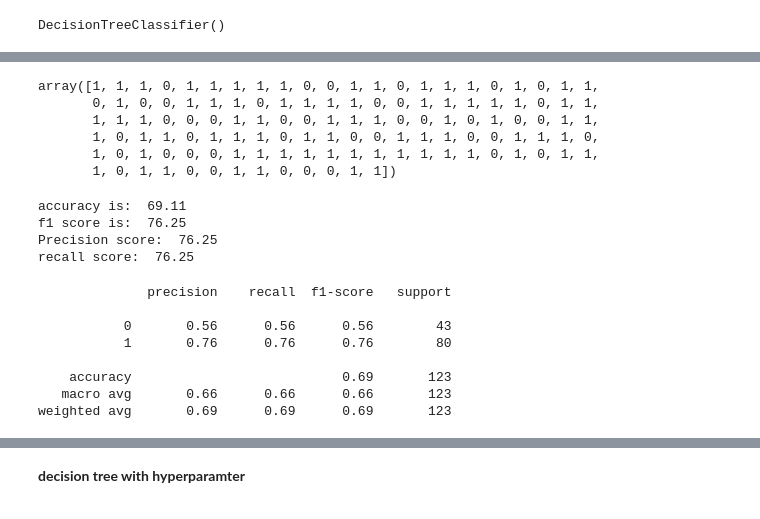
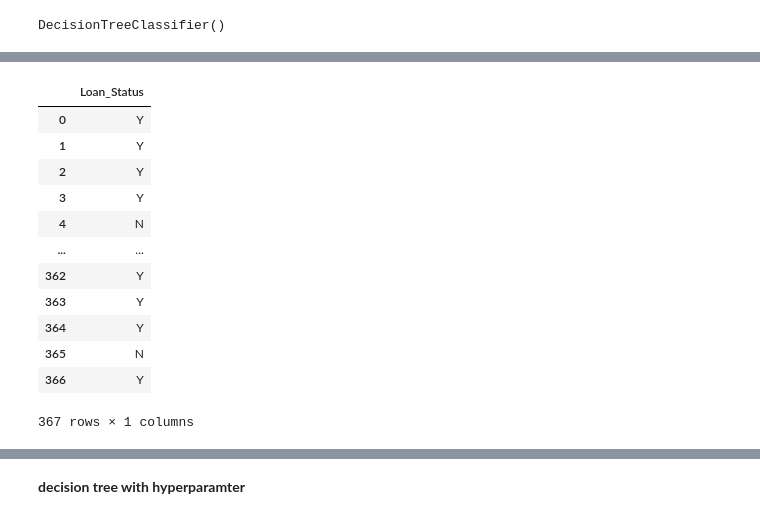
Before and after one commit to pankaj7322/Loan-Prediction, a Jupyter notebook: loan_prediction_new.ipynb, the cells around one changed output, grey strips where cells are left out. Saved outputs shown, nothing was run; the diff lists cells and outputs as text; code cells hidden in the pictures.

```diff
--- a/loan_prediction_new.ipynb
+++ b/loan_prediction_new.ipynb
@@ -416,8 +416,5 @@ df_train.to_csv('Preprocessed_data.csv')
 from sklearn.model_selection import train_test_split
 from sklearn.metrics import accuracy_score
 # %%
-X = df_train.drop('Loan_Status', axis = 1)
-y = df_train['Loan_Status']
+X_train = df_train.drop('Loan_Status', axis = 1)
+y_train = df_train['Loan_Status']
-# %%
-X_train,X_test,y_train,y_test = train_test_split(X,y, test_size = .20, random_state=42)
-X_train
@@ -484,38 +459,21 @@ DecisionTreeClassifier()
 # %%
 # prediction
 y_pred_dt = dtree.predict(X_test)
-y_pred_dt
+
+Y_pred = pd.DataFrame(y_pred_dt, columns=['Loan_Status'])
+Y_pred['Loan_Status'] = Y_pred['Loan_Status'].replace({0: 'N', 1: 'Y'})
+Y_pred
 # %% [output]
+|  | Loan_Status |
+| 0 | Y |
+| 1 | Y |
+| 2 | Y |
+| 3 | Y |
+| 4 | N |
+| ... | ... |
+| 362 | Y |
+| 363 | Y |
+| 364 | Y |
+| 365 | N |
+| 366 | Y |
-array([1, 1, 1, 0, 1, 1, 1, 1, 1, 0, 0, 1, 1, 0, 1, 1, 1, 0, 1, 0, 1, 1,
-       0, 1, 0, 0, 1, 1, 1, 0, 1, 1, 1, 1, 0, 0, 1, 1, 1, 1, 1, 0, 1, 1,
-       1, 1, 1, 0, 0, 0, 1, 1, 0, 0, 1, 1, 1, 0, 0, 1, 0, 1, 0, 0, 1, 1,
-       1, 0, 1, 1, 0, 1, 1, 1, 0, 1, 1, 0, 0, 1, 1, 1, 0, 0, 1, 1, 1, 0,
-       1, 0, 1, 0, 0, 0, 1, 1, 1, 1, 1, 1, 1, 1, 1, 1, 1, 0, 1, 0, 1, 1,
-       1, 0, 1, 1, 0, 0, 1, 1, 0, 0, 0, 1, 1])
+367 rows × 1 columns
-# %%
-# metrics
-from sklearn.metrics import accuracy_score, f1_score, precision_score, recall_score, classification_report
-acc_dt = round(accuracy_score(y_test, y_pred_dt)*100,2)
-f1_dt = round(f1_score(y_test, y_pred_dt)*100,2)
-precision = round(precision_score(y_test, y_pred_dt)*100,2)
-recall = round(recall_score(y_test, y_pred_dt)*100,2)
-print("accuracy is: ", acc_dt)
-print("f1 score is: ", f1_dt)
-print("Precision score: ", precision)
-print("recall score: ", recall)
-# %% [output]
-accuracy is:  69.11
-f1 score is:  76.25
-Precision score:  76.25
-recall score:  76.25
-# %%
-print(classification_report(y_test, y_pred_dt))
-# %% [output]
-              precision    recall  f1-score   support
-
-           0       0.56      0.56      0.56        43
-           1       0.76      0.76      0.76        80
-
-    accuracy                           0.69       123
-   macro avg       0.66      0.66      0.66       123
-weighted avg       0.69      0.69      0.69       123
```
Also changed, not shown: parts of 32 cells of this notebook, 4 other files.
